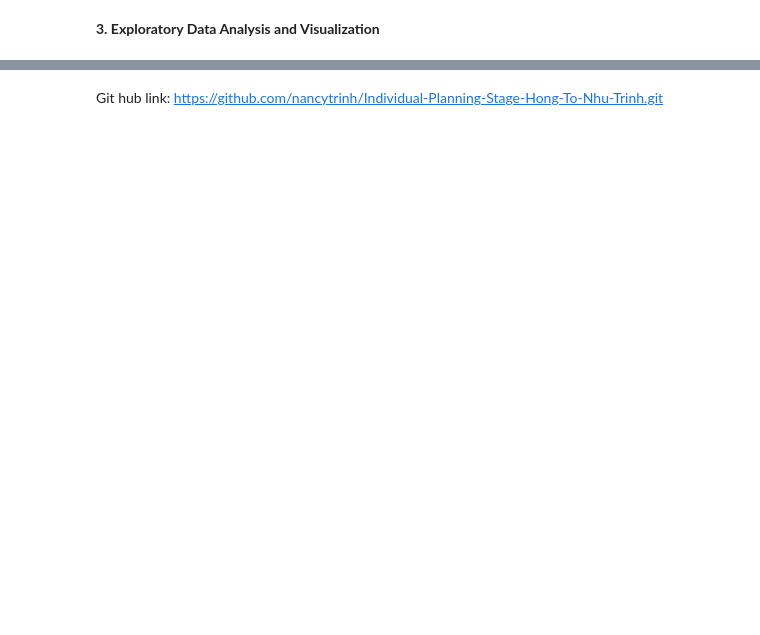
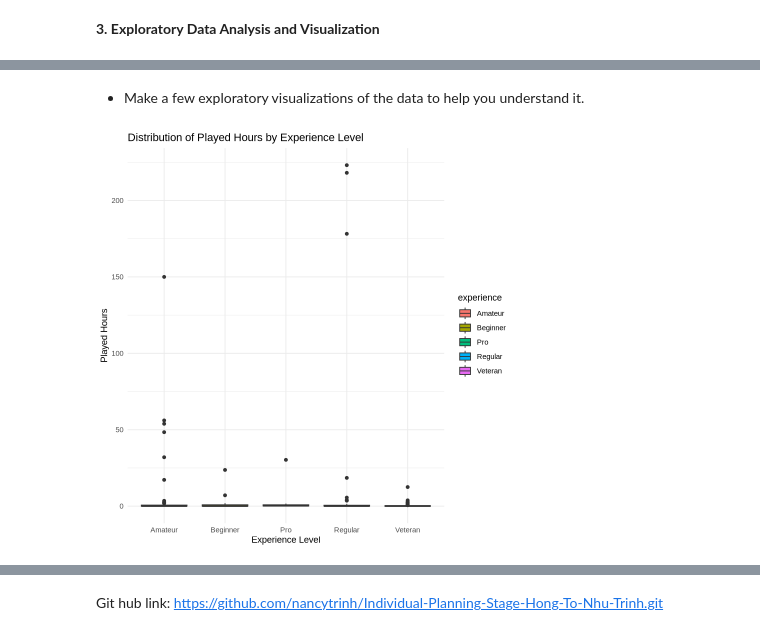
Before and after one commit to nancytrinh/Individual-Planning-Stage-Hong-To-Nhu-Trinh, a Jupyter notebook: Planning.stage.ipynb, the cells around one changed output, grey strips where cells are left out. Drawn from its saved outputs; the diff is of its cells as text; code cells hidden in the pictures; blank space fills up the shorter version.

Commit message:
Exploratory Data Analysis

```diff
--- a/Planning.stage.ipynb
+++ b/Planning.stage.ipynb
@@ -68,0 +70,6 @@ Wrangle planning:
+# %%
+#code
+player <- read_csv("/home/jovyan/work/Individual-Planning-Stage-Hong-To-Nhu-Trinh/players.csv")
+player
+session <- read_csv("/home/jovyan/work/Individual-Planning-Stage-Hong-To-Nhu-Trinh/sessions.csv")
+session
@@ -68,0 +118,6 @@ Wrangle planning:
+# %%
+ player <- player |>
+  rename(
+    hashed_email = hashedEmail,
+    age = Age)
+player
@@ -68,0 +151,11 @@ Wrangle planning:
+# %% [markdown]
+- Make a few exploratory visualizations of the data to help you understand it.
+# %%
+ggplot(player, aes(x = experience, y = played_hours, fill = experience)) +
+  geom_boxplot() +
+  labs(title = "Distribution of Played Hours by Experience Level",
+       x = "Experience Level",
+       y = "Played Hours") +
+  theme_minimal()
+# %% [output]
+[figure, added]
```
Also changed, not shown: parts of 11 cells of this notebook.
